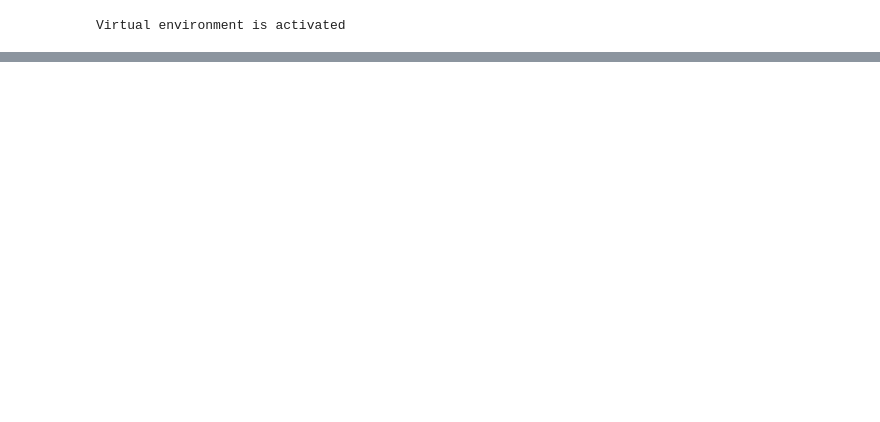
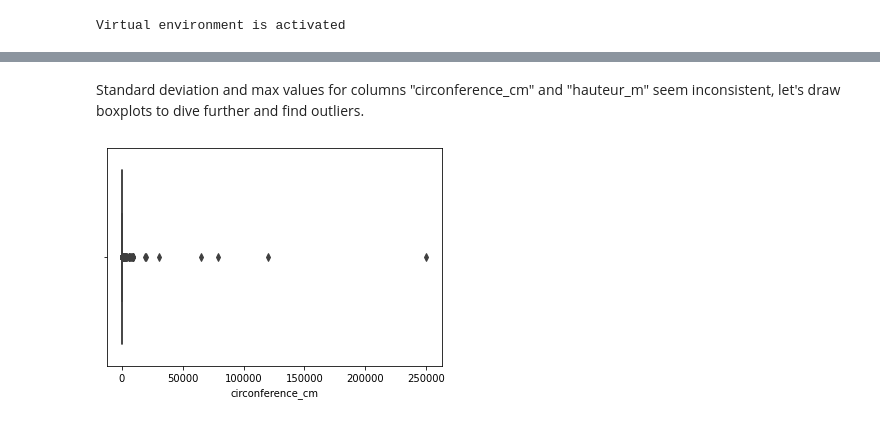
Before and after one commit to SoCrespo/OC-IA-P02, a Jupyter notebook: projet02.ipynb, the cells around one changed output, grey strips where cells are left out. Saved outputs shown, nothing was run; the diff lists cells and outputs as text; code cells hidden in the pictures; blank space fills up the shorter version.

```diff
--- a/projet02.ipynb
+++ b/projet02.ipynb
@@ -110,0 +71,3 @@ scaled_circonference = scaler.fit(circonference)
+# %%
+arbres.set_index('id', inplace=True)
+arbres.drop(labels='numero', axis=1, inplace=True)
@@ -110,0 +113,6 @@ scaled_circonference = scaler.fit(circonference)
+# %% [markdown]
+Standard deviation and max values for columns "circonference_cm" and "hauteur_m" seem inconsistent, let's draw boxplots to dive further and find outliers.
+# %%
+circ = sns.boxplot(x=arbres["circonference_cm"])
+# %% [output]
+[figure, added]
```
Also changed, not shown: parts of 43 cells of this notebook.
